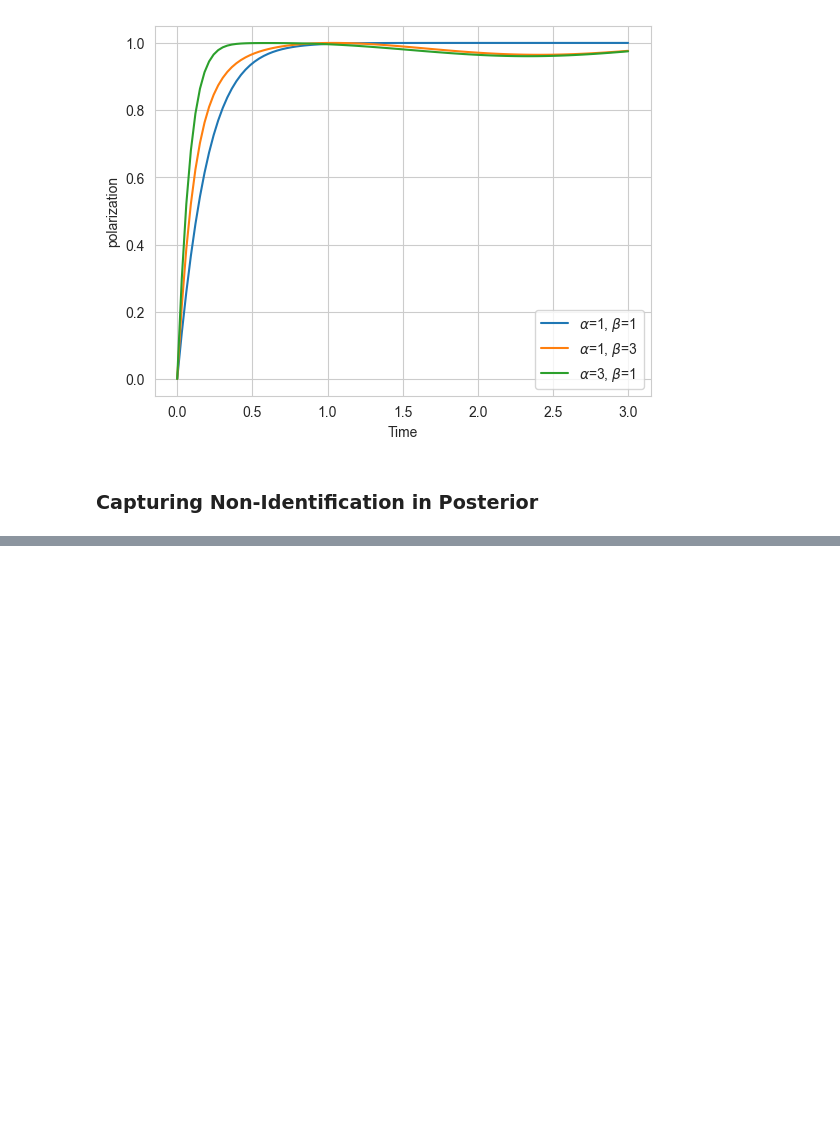
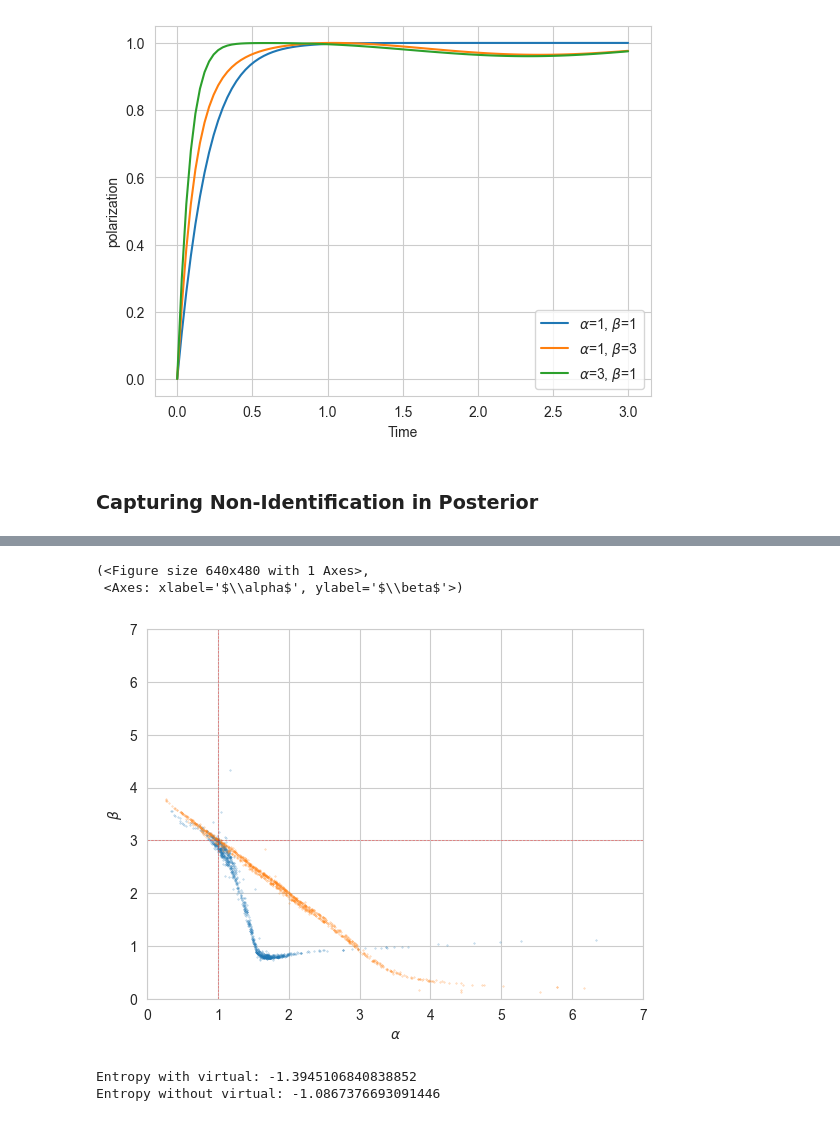
Before and after one commit to BasisResearch/chirho_diffeqpy, a Jupyter notebook: scratch/toy_fish_model.ipynb, the cells around one changed output, grey strips where cells are left out. Drawn from its saved outputs; the diff is of its cells as text; code cells hidden in the pictures; blank space fills up the shorter version.

```diff
--- a/scratch/toy_fish_model.ipynb
+++ b/scratch/toy_fish_model.ipynb
@@ -394,0 +399,14 @@ tensor(-1.4053, grad_fn=<DivBackward0>)
+# %%
+def plot_posterior_samples_from_multiple_runs(true_params, *post_samples):
+    fig, ax = plt.subplots()
+    for post_sample in post_samples:
+        ax.scatter(post_sample['copy_coefs'][:,0].detach(), post_sample['copy_coefs'][:,1].detach(), s=0.1, alpha=0.5)
+    ax.set_xlabel(r"$\alpha$")
+    ax.set_ylabel(r"$\beta$")
+    # 0, 4 xlim ylim
+    ax.set_xlim(0, 7)
+    ax.set_ylim(0, 7)
+    # Plot crosshairs at true_params
+    ax.axvline(true_params['copy_coefs'][0].item(), color='red', linestyle='--', linewidth=0.5, alpha=0.5)
+    ax.axhline(true_params['copy_coefs'][1].item(), color='red', linestyle='--', linewidth=0.5, alpha=0.5)
+    return fig, ax
@@ -394,0 +438,13 @@ tensor(-1.4053, grad_fn=<DivBackward0>)
+# %%
+plot_posterior_samples_from_multiple_runs(true_params, post_samples_with_virtual, post_samples_without_virtual)
+# %% [output]
+(<Figure size 640x480 with 1 Axes>,
+ <Axes: xlabel='$\\alpha$', ylabel='$\\beta$'>)
+[figure, added]
+# %%
+# Compare entropies.
+print(f"Posterior Entropy with virtual: {entropy_with_virtual}")
+print(f"Posterior Entropy without virtual: {entropy_without_virtual}")
+# %% [output]
+Entropy with virtual: -1.3945106840838852
+Entropy without virtual: -1.0867376693091446
```
Also changed, not shown: parts of 23 cells of this notebook.
